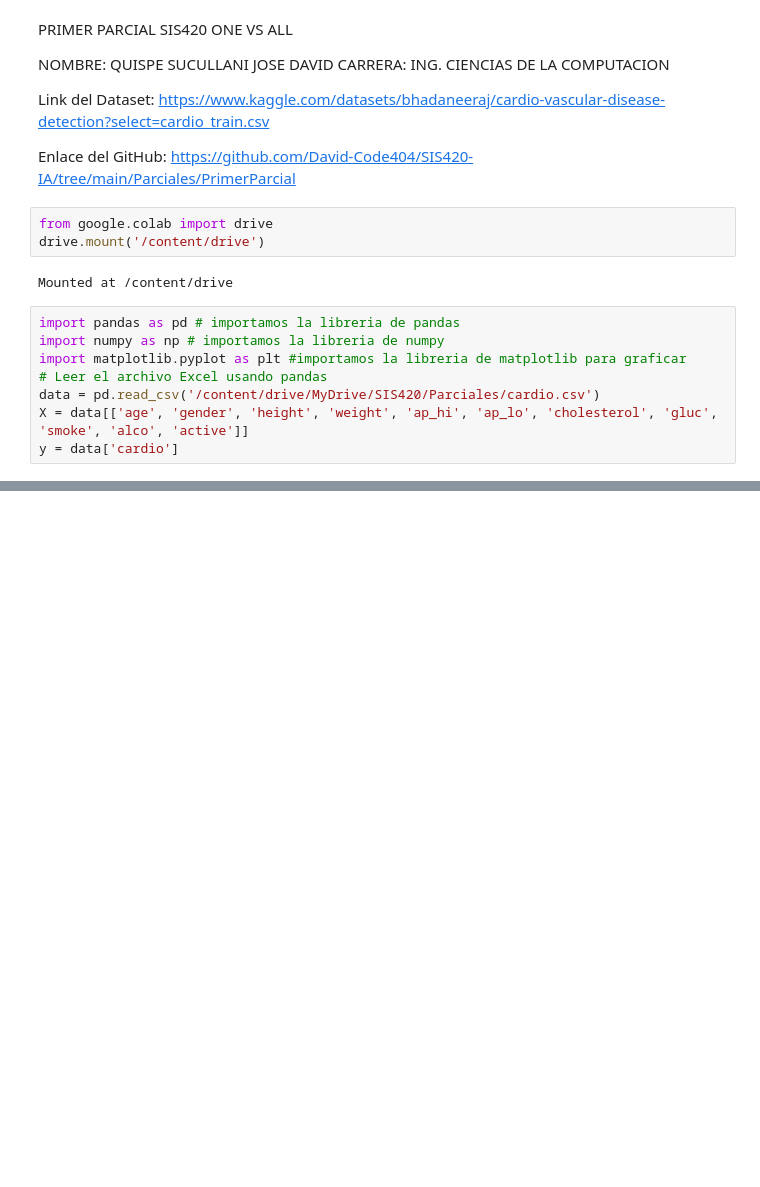
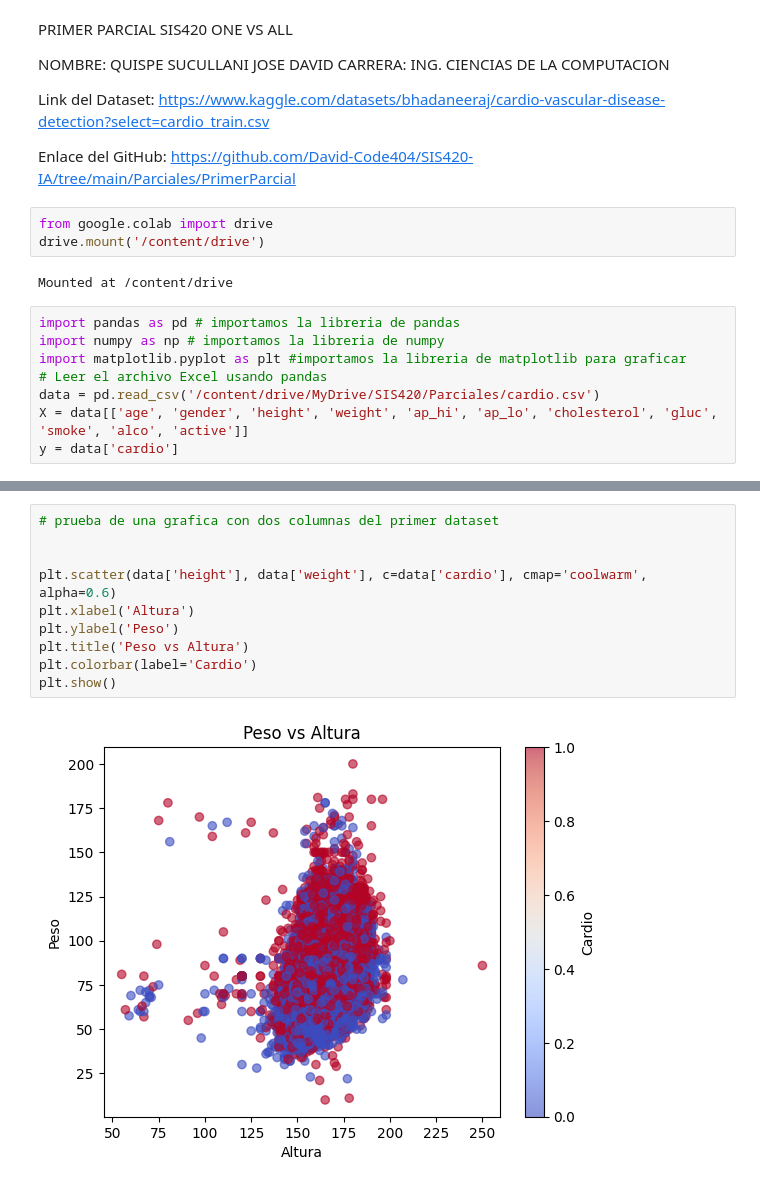
Before and after one commit to David-Code404/SIS420-IA, a Jupyter notebook: Parciales/PrimerParcial/One-vs-All_a_Colaboratory.ipynb, the cells around one changed output, grey strips where cells are left out. Cells and saved outputs as stored; diff of their text form; blank space fills up the shorter version.

Commit message:
Grafica 1 con datos de el primer dataset con las columnas Altura- Peso Para Calcular Cardio

```diff
--- a/Parciales/PrimerParcial/One-vs-All_a_Colaboratory.ipynb
+++ b/Parciales/PrimerParcial/One-vs-All_a_Colaboratory.ipynb
@@ -46,3 +46,15 @@ files.download('Cardio_2.csv')
 # %% [output]
 [interactive output not drawn]
 [interactive output not drawn]
+# %%
+# prueba de una grafica con dos columnas del primer dataset
+
+
+plt.scatter(data['height'], data['weight'], c=data['cardio'], cmap='coolwarm', alpha=0.6)
+plt.xlabel('Altura')
+plt.ylabel('Peso')
+plt.title('Peso vs Altura')
+plt.colorbar(label='Cardio')
+plt.show()
+# %% [output]
+[figure, added]
```
